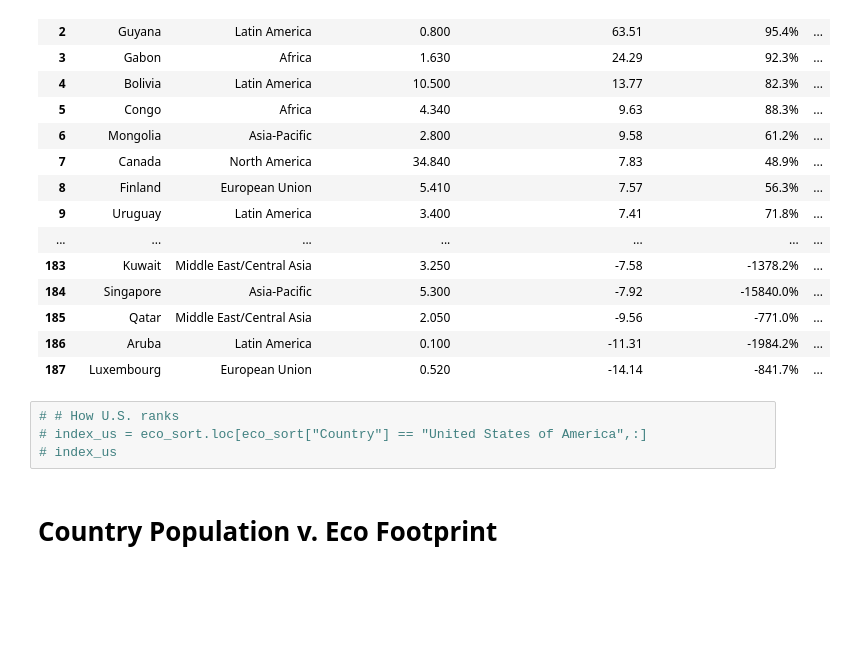
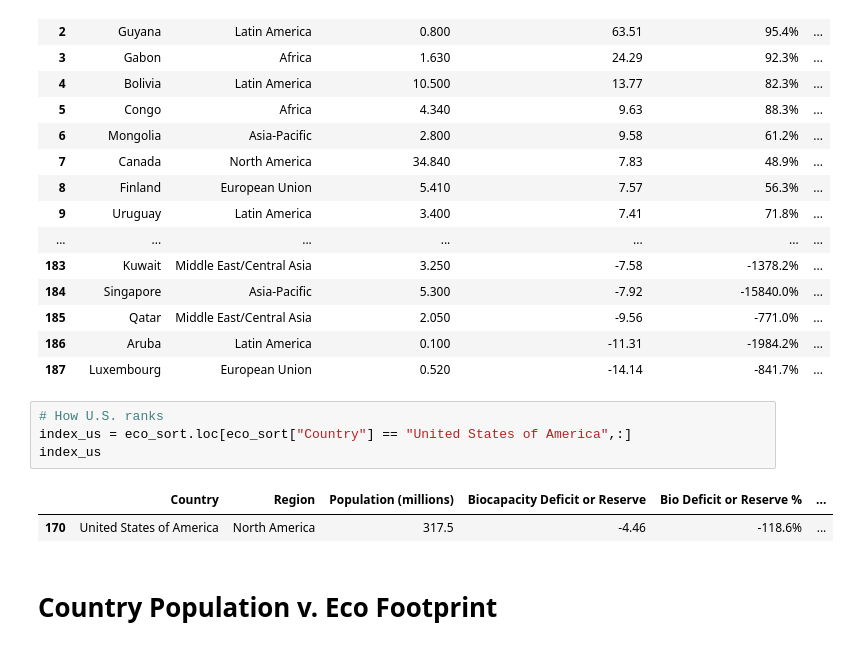
Before and after one commit to limbz-sami/Eco_footprint, a Jupyter notebook: footprint_v_biocapacity.ipynb, the cells around one changed output. Cells and saved outputs as stored; diff of their text form; blank space fills up the shorter version.

```diff
--- a/footprint_v_biocapacity.ipynb
+++ b/footprint_v_biocapacity.ipynb
@@ -45,9 +45,12 @@ eco_sort
 | 186 | Aruba | Latin America | 0.100 | -11.31 | -1984.2% | ... |
 | 187 | Luxembourg | European Union | 0.520 | -14.14 | -841.7% | ... |
 # %%
-# # How U.S. ranks
-# index_us = eco_sort.loc[eco_sort["Country"] == "United States of America",:]
-# index_us
+# How U.S. ranks
+index_us = eco_sort.loc[eco_sort["Country"] == "United States of America",:]
+index_us
+# %% [output]
+|  | Country | Region | Population (millions) | Biocapacity Deficit or Reserve | Bio Deficit or Reserve % | ... |
+| 170 | United States of America | North America | 317.5 | -4.46 | -118.6% | ... |
 # %% [markdown]
 # Country Population v. Eco Footprint
 # %%
```
Also changed, not shown: parts of 1 cell of this notebook, 4 other files.
